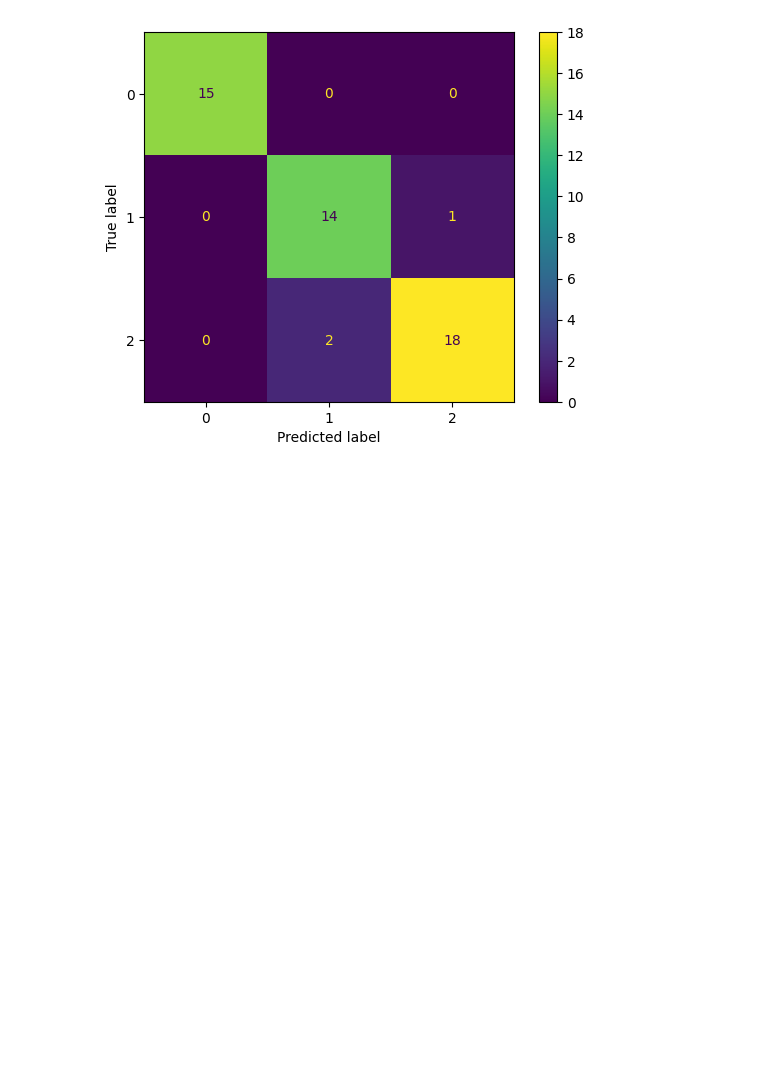
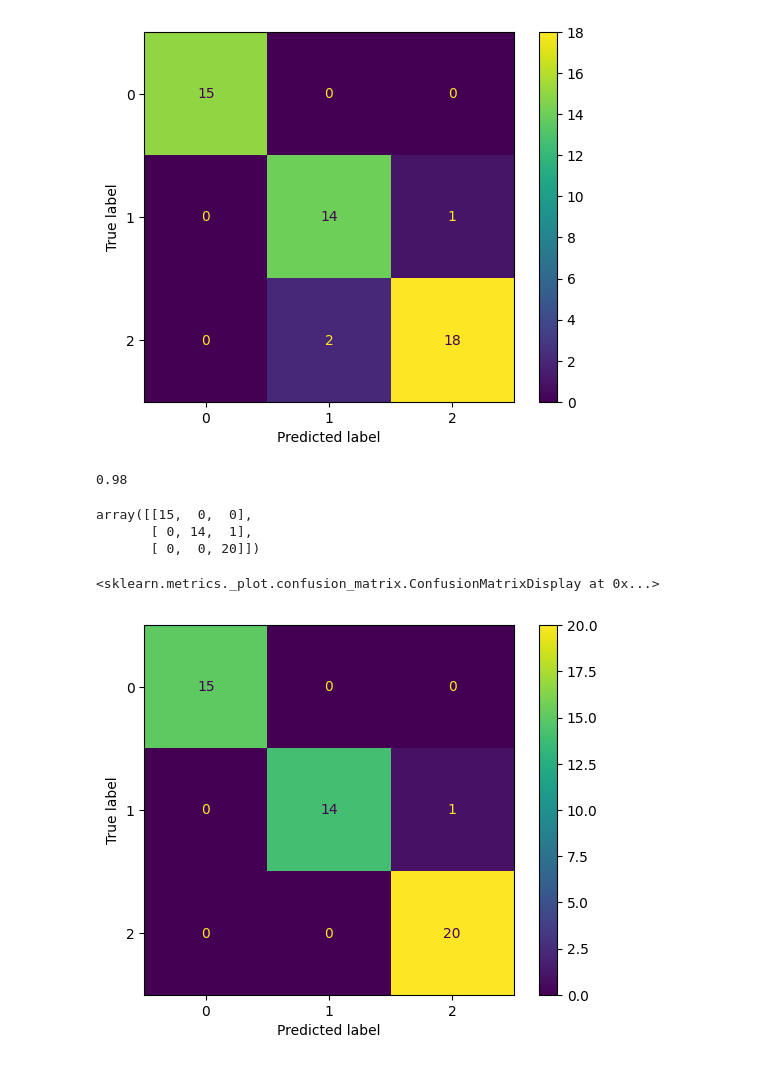
Before and after one commit to vl278/lesson, a Jupyter notebook: iris.ipynb, the cells around one changed output. Saved outputs shown, nothing was run; the diff lists cells and outputs as text; code cells hidden in the pictures; blank space fills up the shorter version.

```diff
--- a/iris.ipynb
+++ b/iris.ipynb
@@ -158,0 +162,22 @@ disp.plot()
+# %%
+lr=LogisticRegression(random_state=0,solver='liblinear',C=10)
+lr=lr.fit(X_train,Y_train)
+y_pred=lr.predict(X_test)
+f1=f1_score(Y_test,y_pred,average='micro')
+print(f1)
+# %% [output]
+0.98
+# %%
+from sklearn.metrics import confusion_matrix, ConfusionMatrixDisplay
+cm=confusion_matrix(Y_test,y_pred)
+cm
+# %% [output]
+array([[15,  0,  0],
+       [ 0, 14,  1],
+       [ 0,  0, 20]])
+# %%
+disp=ConfusionMatrixDisplay(confusion_matrix=cm)
+disp.plot()
+# %% [output]
+<sklearn.metrics._plot.confusion_matrix.ConfusionMatrixDisplay at 0x...>
+[figure, added]
```
Also changed, not shown: parts of 1 cell of this notebook.
